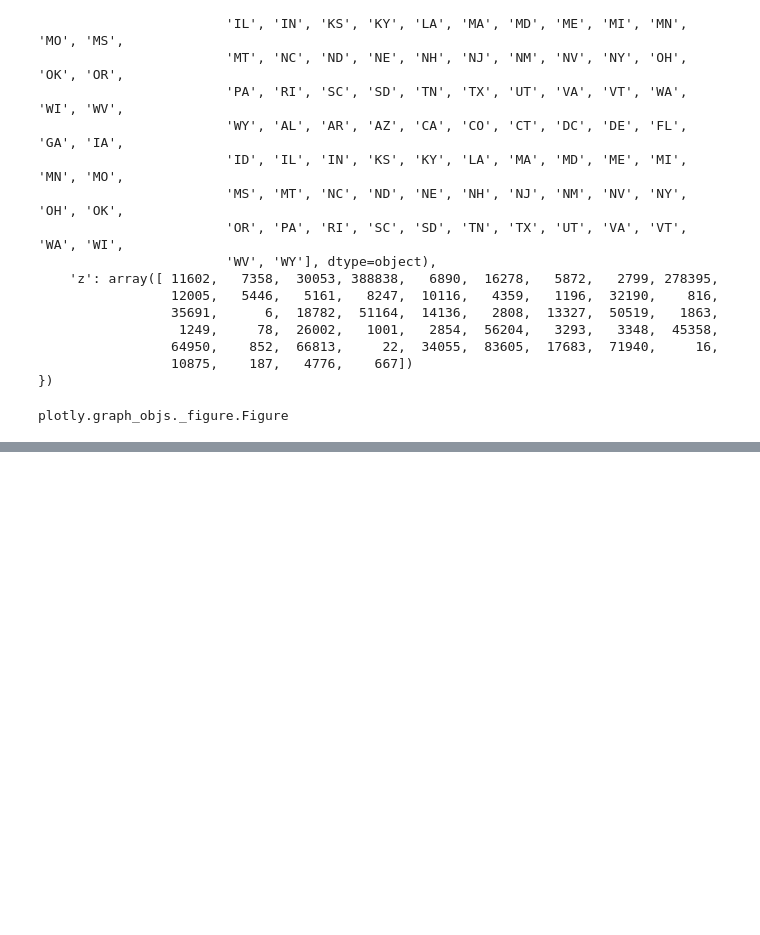
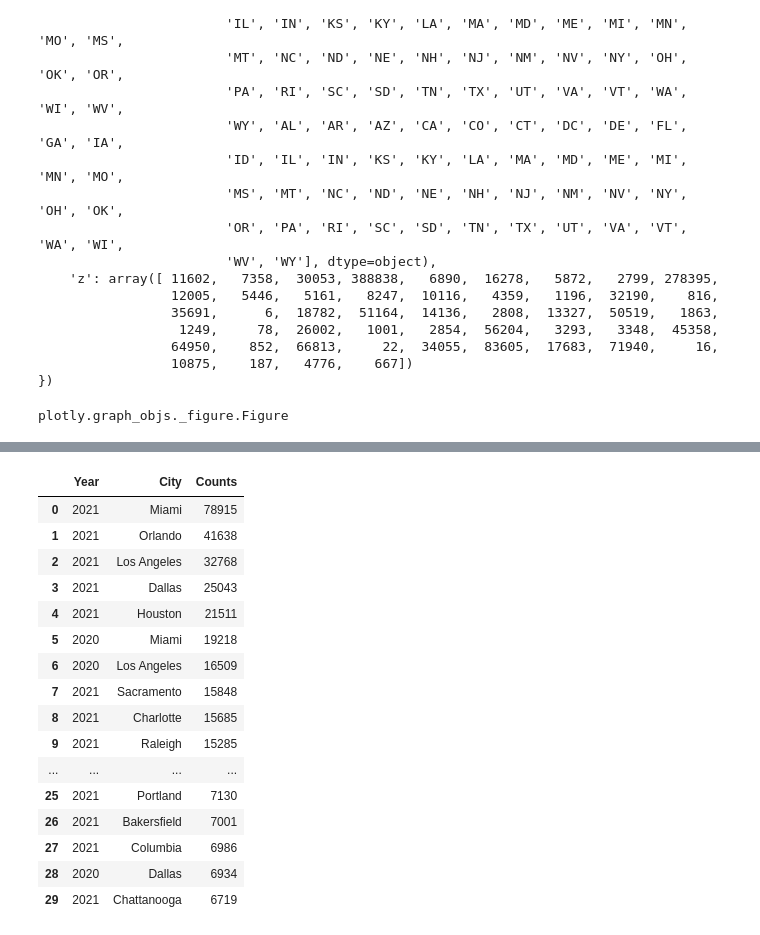
Before and after one commit to satrivaicci/uk-traffic-accidents, a Jupyter notebook: eda/us-traffic-accidents-eda.ipynb, the cells around one changed output, grey strips where cells are left out. Cells and saved outputs as stored; diff of their text form; code cells hidden in the pictures; blank space fills up the shorter version.

```diff
--- a/eda/us-traffic-accidents-eda.ipynb
+++ b/eda/us-traffic-accidents-eda.ipynb
@@ -212,0 +214,21 @@ fig
+# %%
+dfByCity = df.groupby(['Year', 'City']).size().sort_values(ascending=False).reset_index(name='Counts')
+dfByCity.head(30)
+# %% [output]
+|  | Year | City | Counts |
+| 0 | 2021 | Miami | 78915 |
+| 1 | 2021 | Orlando | 41638 |
+| 2 | 2021 | Los Angeles | 32768 |
+| 3 | 2021 | Dallas | 25043 |
+| 4 | 2021 | Houston | 21511 |
+| 5 | 2020 | Miami | 19218 |
+| 6 | 2020 | Los Angeles | 16509 |
+| 7 | 2021 | Sacramento | 15848 |
+| 8 | 2021 | Charlotte | 15685 |
+| 9 | 2021 | Raleigh | 15285 |
+| ... | ... | ... | ... |
+| 25 | 2021 | Portland | 7130 |
+| 26 | 2021 | Bakersfield | 7001 |
+| 27 | 2021 | Columbia | 6986 |
+| 28 | 2020 | Dallas | 6934 |
+| 29 | 2021 | Chattanooga | 6719 |
```
Also changed, not shown: parts of 2 cells of this notebook, 2 other files.
